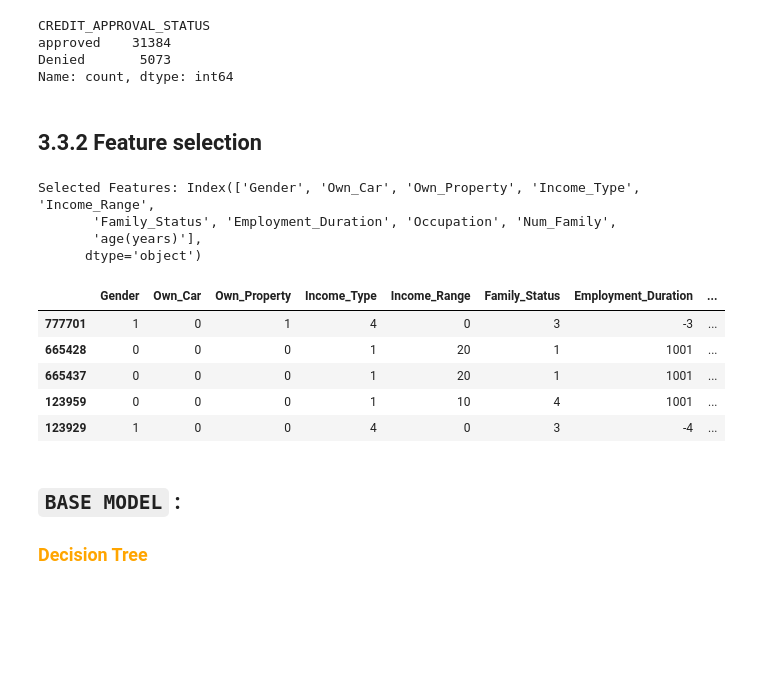
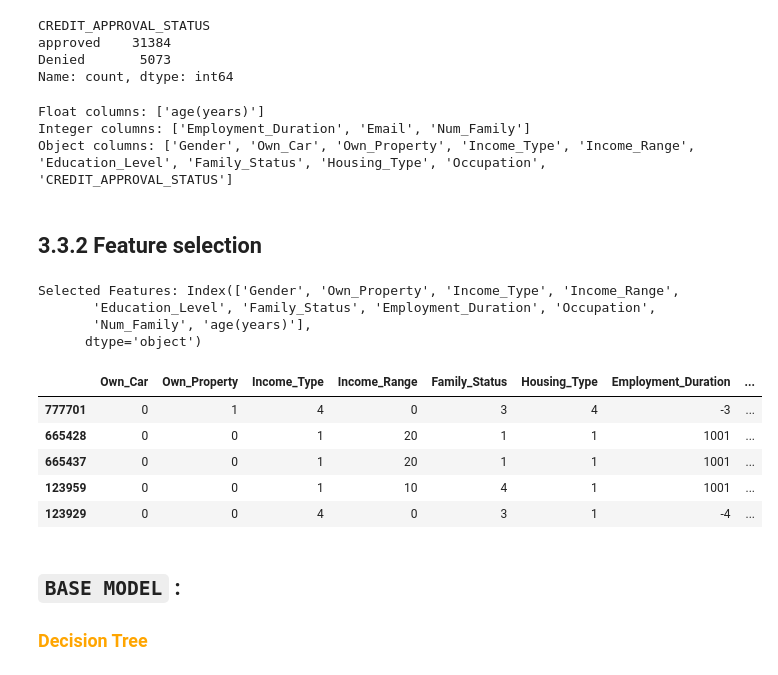
Before and after one commit to ndungek/Credit-Card-Approval-Prediction, a Jupyter notebook: approval.ipynb, the cells around one changed output. Saved outputs shown, nothing was run; the diff lists cells and outputs as text; code cells hidden in the pictures; blank space fills up the shorter version.

```diff
--- a/approval.ipynb
+++ b/approval.ipynb
@@ -1149,19 +1149,22 @@ Name: count, dtype: int64
 
 # Get columns with float values
 
-float_columns = model_df.select_dtypes(include=[np.float]).columns.tolist()
+float_columns = model_df.select_dtypes(include=[float]).columns.tolist()
 
 # Get columns with integer values
 
-integer_columns = model_df.select_dtypes(include=[np.int]).columns.tolist()
+integer_columns = model_df.select_dtypes(include=[int]).columns.tolist()
 
 # Get columns with object values excluding our target variables
 
-object_columns = model_df.select_dtypes(include=[np.object]).columns.tolist()
-
-# print("Float columns:", float_columns)
-# print("Integer columns:", integer_columns)
-# print("Object columns:", object_columns)
+object_columns = model_df.select_dtypes(include=[object]).columns.tolist()
+print("Float columns:", float_columns)
+print("Integer columns:", integer_columns)
+print("Object columns:", object_columns)
+# %% [output]
+Float columns: ['age(years)']
+Integer columns: ['Employment_Duration', 'Email', 'Num_Family']
+Object columns: ['Gender', 'Own_Car', 'Own_Property', 'Income_Type', 'Income_Range', 'Education_Level', 'Family_Status', 'Housing_Type', 'Occupation', 'CREDIT_APPROVAL_STATUS']
 # %%
 from sklearn.preprocessing import LabelEncoder, StandardScaler
 
@@ -1186,7 +1189,7 @@ X = model_df.drop(['CREDIT_APPROVAL_STATUS'],axis =1)
 # %%
 # Feature selection
 from sklearn.feature_selection import RFE
-from sklearn.linear_model import LogisticRegression
+from sklearn.tree import DecisionTreeClassifier
 from sklearn.model_selection import train_test_split
 def recursive_feature_elimination(X, y, n_features_to_select):
     # Split the data into training and testing sets
@@ -1207,29 +1210,32 @@ def recursive_feature_elimination(X, y, n_features_to_select):
 selected_features, accuracy = recursive_feature_elimination(X, y, n_features_to_select= 10)
 print("Selected Features:", selected_features)
 # %% [output]
-Selected Features: Index(['Gender', 'Own_Car', 'Own_Property', 'Income_Type', 'Income_Range',
-       'Family_Status', 'Employment_Duration', 'Occupation', 'Num_Family',
-       'age(years)'],
+Selected Features: Index(['Gender', 'Own_Property', 'Income_Type', 'Income_Range',
+       'Education_Level', 'Family_Status', 'Employment_Duration', 'Occupation',
+       'Num_Family', 'age(years)'],
       dtype='object')
 # %%
 
 # Define the columns to include in X
-columns_to_include = ['Gender', 'Own_Car', 'Own_Property', 'Income_Type', 'Income_Range',
-       'Family_Status', 'Employment_Duration', 'Occupation', 'Num_Family',
-       'age(years)']
+columns_to_include = ['Own_Car', 'Own_Property', 'Income_Type', 'Income_Range',
+       'Family_Status', 'Housing_Type', 'Employment_Duration', 'Occupation',
+       'Num_Family', 'age(years)']
 
 # Create the feature matrix X by selecting the desired columns
 X = model_df[columns_to_include]
 
+y = model_df['CREDIT_APPROVAL_STATUS']
+
+
 # Print the feature matrix X
 X.head()
 # %% [output]
-|  | Gender | Own_Car | Own_Property | Income_Type | Income_Range | Family_Status | Employment_Duration | ... |
-| 777701 | 1 | 0 | 1 | 4 | 0 | 3 | -3 | ... |
-| 665428 | 0 | 0 | 0 | 1 | 20 | 1 | 1001 | ... |
-| 665437 | 0 | 0 | 0 | 1 | 20 | 1 | 1001 | ... |
-| 123959 | 0 | 0 | 0 | 1 | 10 | 4 | 1001 | ... |
-| 123929 | 1 | 0 | 0 | 4 | 0 | 3 | -4 | ... |
+|  | Own_Car | Own_Property | Income_Type | Income_Range | Family_Status | Housing_Type | Employment_Duration | ... |
+| 777701 | 0 | 1 | 4 | 0 | 3 | 4 | -3 | ... |
+| 665428 | 0 | 0 | 1 | 20 | 1 | 1 | 1001 | ... |
+| 665437 | 0 | 0 | 1 | 20 | 1 | 1 | 1001 | ... |
+| 123959 | 0 | 0 | 1 | 10 | 4 | 1 | 1001 | ... |
+| 123929 | 0 | 0 | 4 | 0 | 3 | 1 | -4 | ... |
 # %%
 from sklearn.pipeline import Pipeline
 from sklearn.preprocessing import StandardScaler
```
Also changed, not shown: parts of 27 cells of this notebook.
